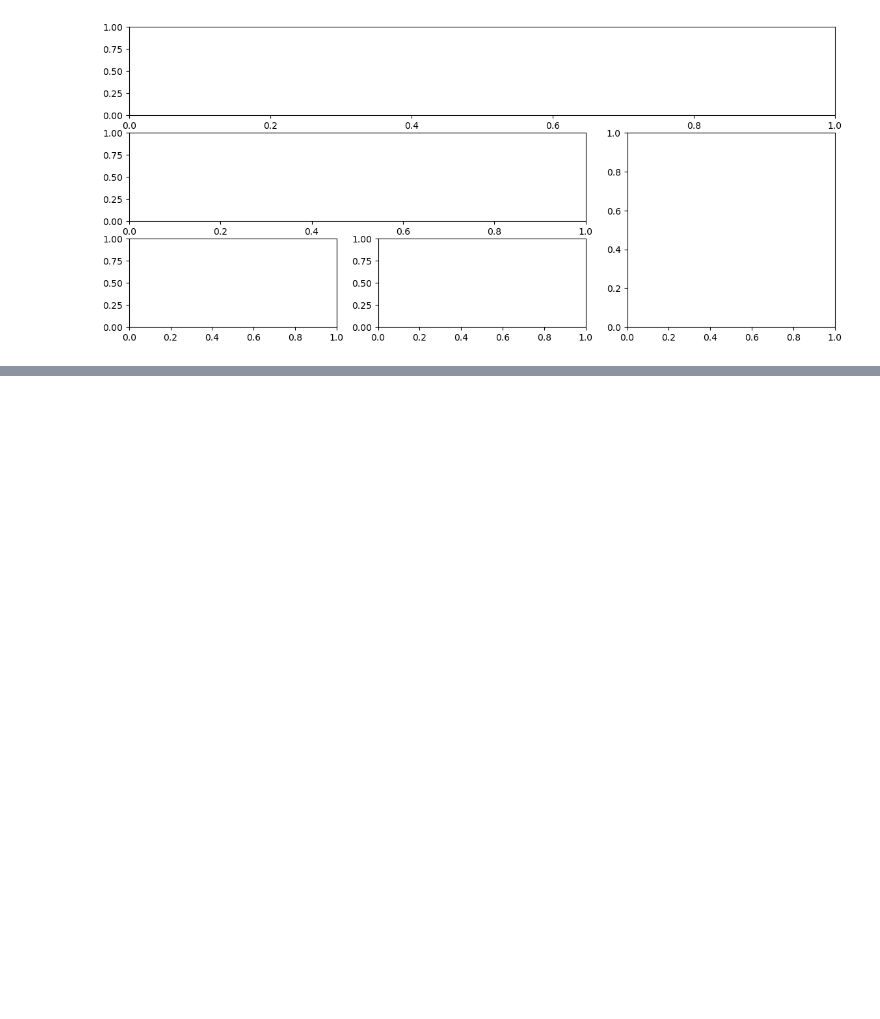
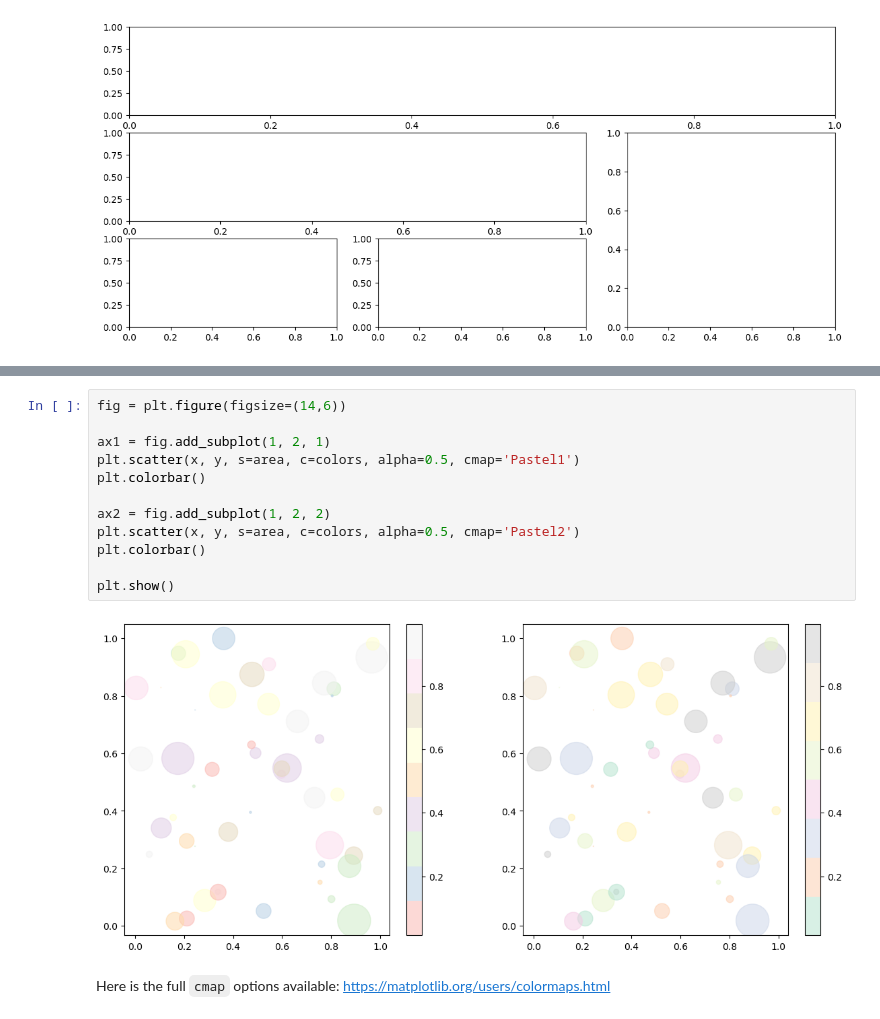
Before and after one commit to muhammadhananbaloch/Data-Analysis, a Jupyter notebook: data-cleaning-practice/Visualizations.ipynb, the cells around one changed output, grey strips where cells are left out. Drawn from its saved outputs; the diff is of its cells as text; blank space fills up the shorter version.

```diff
--- a/data-cleaning-practice/Visualizations.ipynb
+++ b/data-cleaning-practice/Visualizations.ipynb
@@ -165,0 +181,16 @@ ax5 = plt.subplot2grid((3,3), (2,1))
+# %%
+fig = plt.figure(figsize=(14,6))
+
+ax1 = fig.add_subplot(1, 2, 1)
+plt.scatter(x, y, s=area, c=colors, alpha=0.5, cmap='Pastel1')
+plt.colorbar()
+
+ax2 = fig.add_subplot(1, 2, 2)
+plt.scatter(x, y, s=area, c=colors, alpha=0.5, cmap='Pastel2')
+plt.colorbar()
+
+plt.show()
+# %% [output]
+[figure, added]
+# %% [markdown]
+Here is the full `cmap` options available: https://matplotlib.org/users/colormaps.html
```
Also changed, not shown: parts of 4 cells of this notebook.
